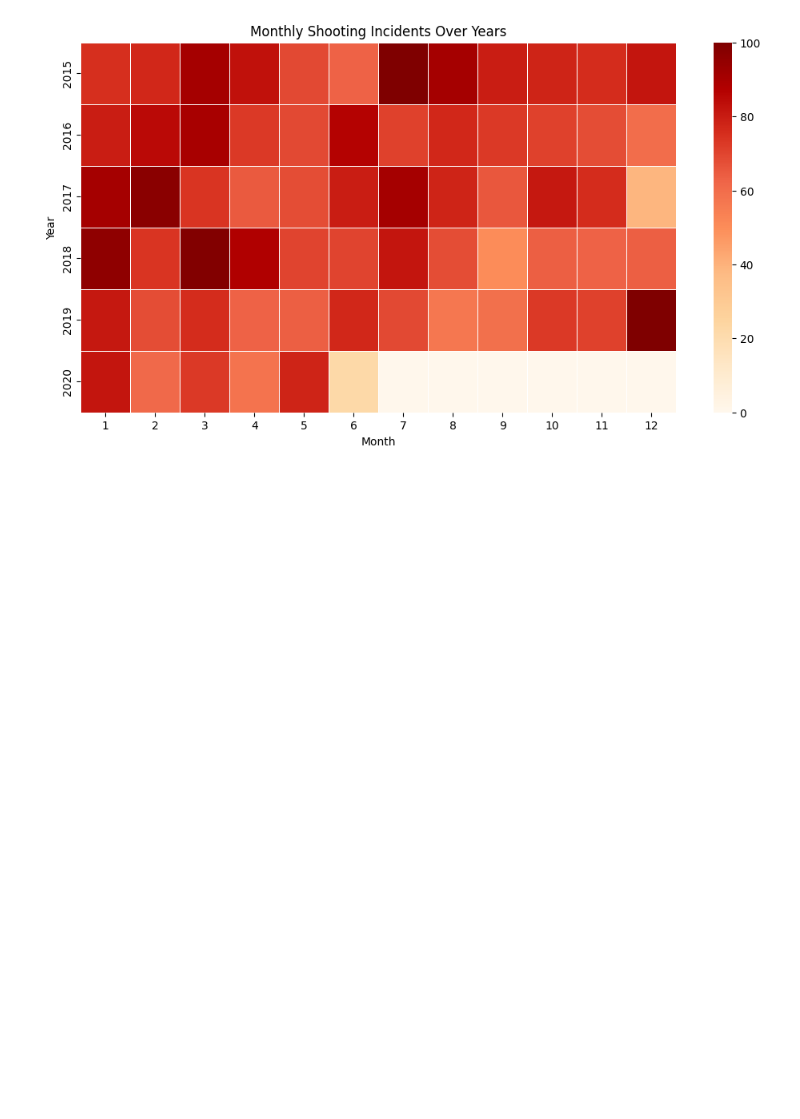
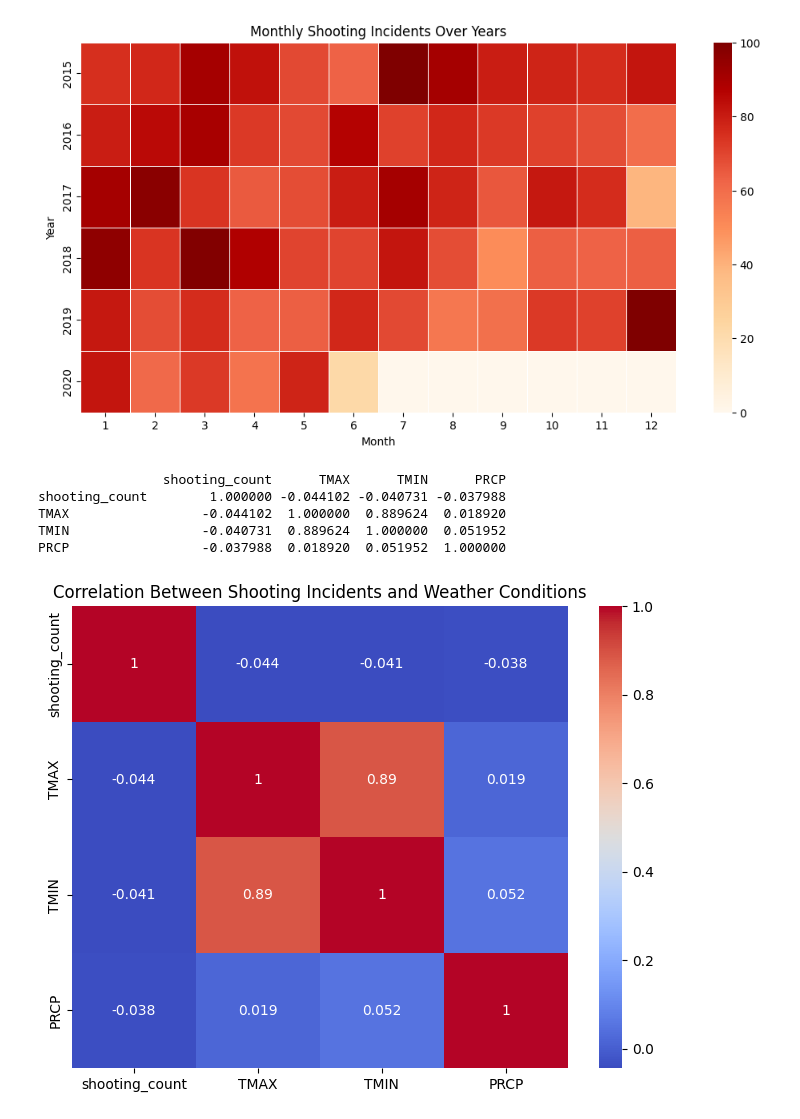
Before and after one commit to Abantika02/made-template, a Jupyter notebook: project/EDA/analysis.ipynb, the cells around one changed output. Cells and saved outputs as stored; diff of their text form; code cells hidden in the pictures; blank space fills up the shorter version.

Commit message:
Exploratory Data Analysis

```diff
--- a/project/EDA/analysis.ipynb
+++ b/project/EDA/analysis.ipynb
@@ -505,3 +498,26 @@ plt.ylabel('Year')
 plt.show()
 # %% [output]
 [figure]
+# %%
+# Aggregate daily shooting counts
+daily_shootings = combined_data.groupby('date').size().reset_index(name='shooting_count')
+
+# Merge with weather data
+daily_data = pd.merge(daily_shootings, sorted_weather, left_on='date', right_on='DATE', how='left')
+
+# Check correlation between shootings and weather conditions
+correlation_matrix = daily_data[['shooting_count', 'TMAX', 'TMIN', 'PRCP']].corr()
+print(correlation_matrix)
+# %% [output]
+                shooting_count      TMAX      TMIN      PRCP
+shooting_count        1.000000 -0.044102 -0.040731 -0.037988
+TMAX                 -0.044102  1.000000  0.889624  0.018920
+TMIN                 -0.040731  0.889624  1.000000  0.051952
+PRCP                 -0.037988  0.018920  0.051952  1.000000
+# %%
+plt.figure(figsize=(8, 6))
+sns.heatmap(correlation_matrix, annot=True, cmap='coolwarm')
+plt.title('Correlation Between Shooting Incidents and Weather Conditions')
+plt.show()
+# %% [output]
+[figure, added]
```
Also changed, not shown: parts of 12 cells of this notebook, 1 other file.
